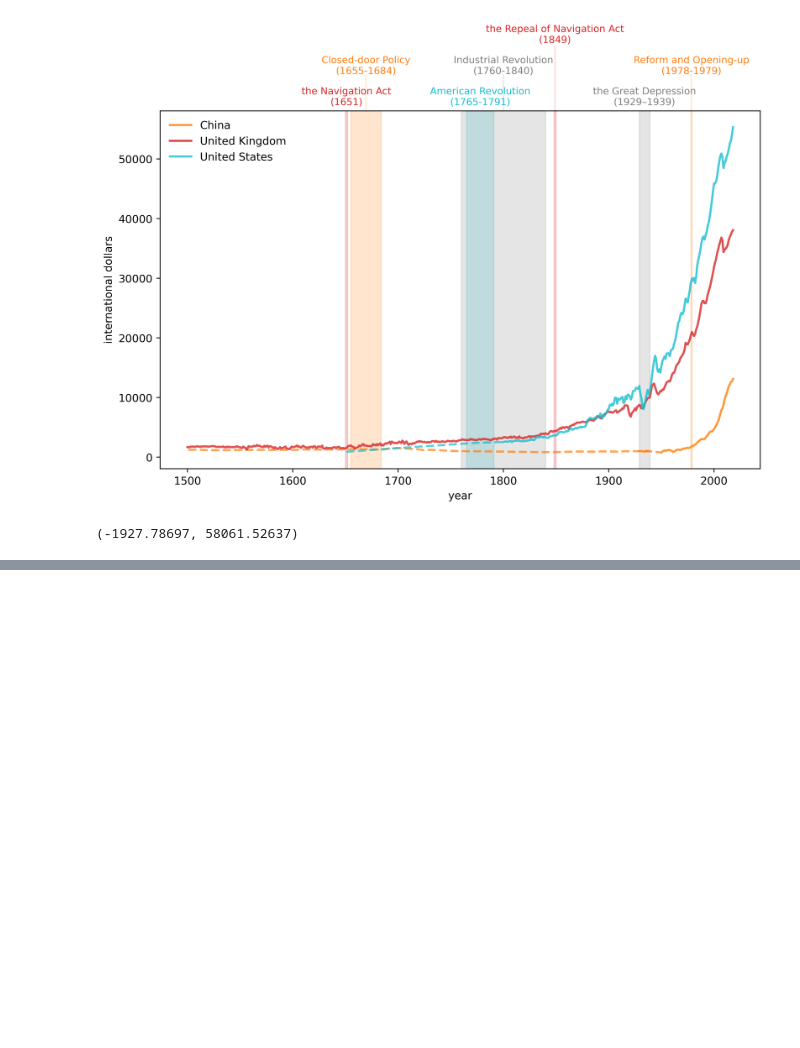
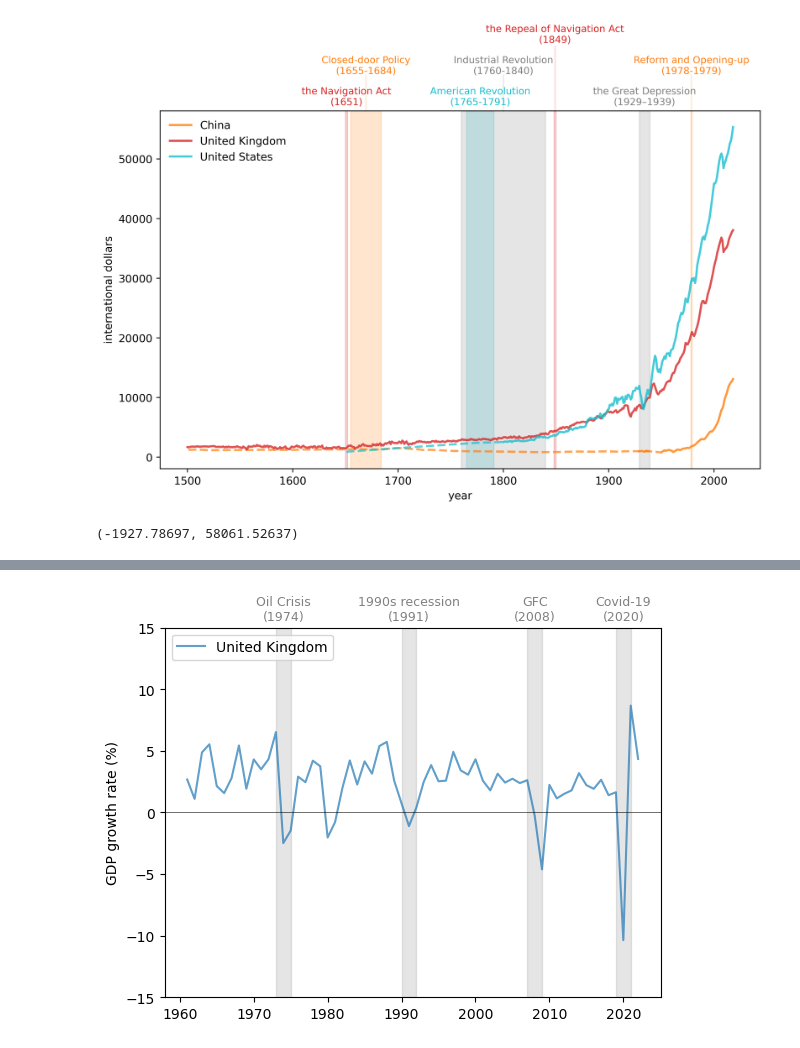
Before and after one commit to SuyongYang/AgentBaseModel, a Jupyter notebook: QuantEconLevel01.ipynb, the cells around one changed output, grey strips where cells are left out. Drawn from its saved outputs; the diff is of its cells as text; code cells hidden in the pictures; blank space fills up the shorter version.

```diff
--- a/QuantEconLevel01.ipynb
+++ b/QuantEconLevel01.ipynb
@@ -273,0 +480,12 @@ TypeError: print() argument after ** must be a mapping, not NoneType
+# %%
+fig, ax = plt.subplots()
+
+country = 'United Kingdom'
+plot_series(gdp_growth, country,
+            ylabel, 0.1, ax,
+            g_params, b_params, t_params)
+plt.savefig('BritCycle.png')
+
+plt.show()
+# %% [output]
+[figure, added]
```
Also changed, not shown: parts of 23 cells of this notebook.
